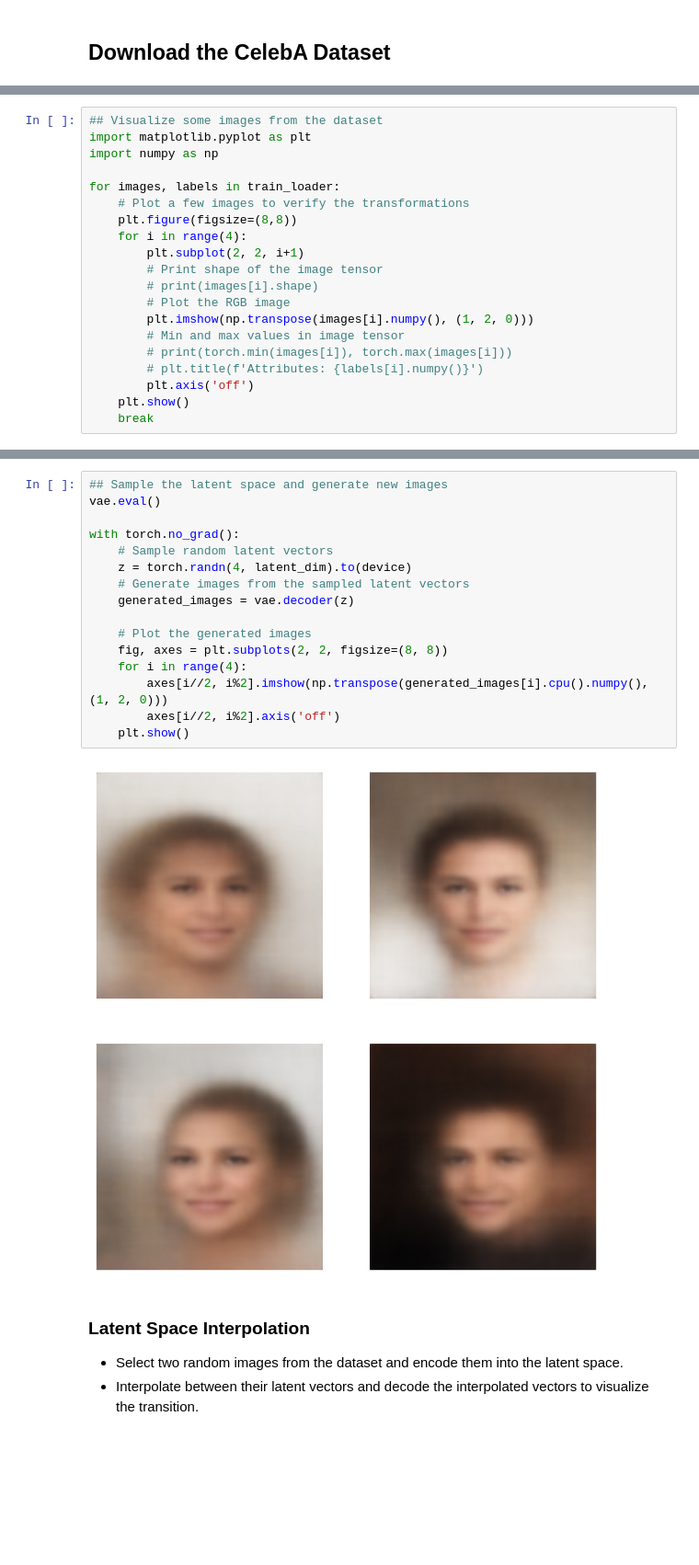
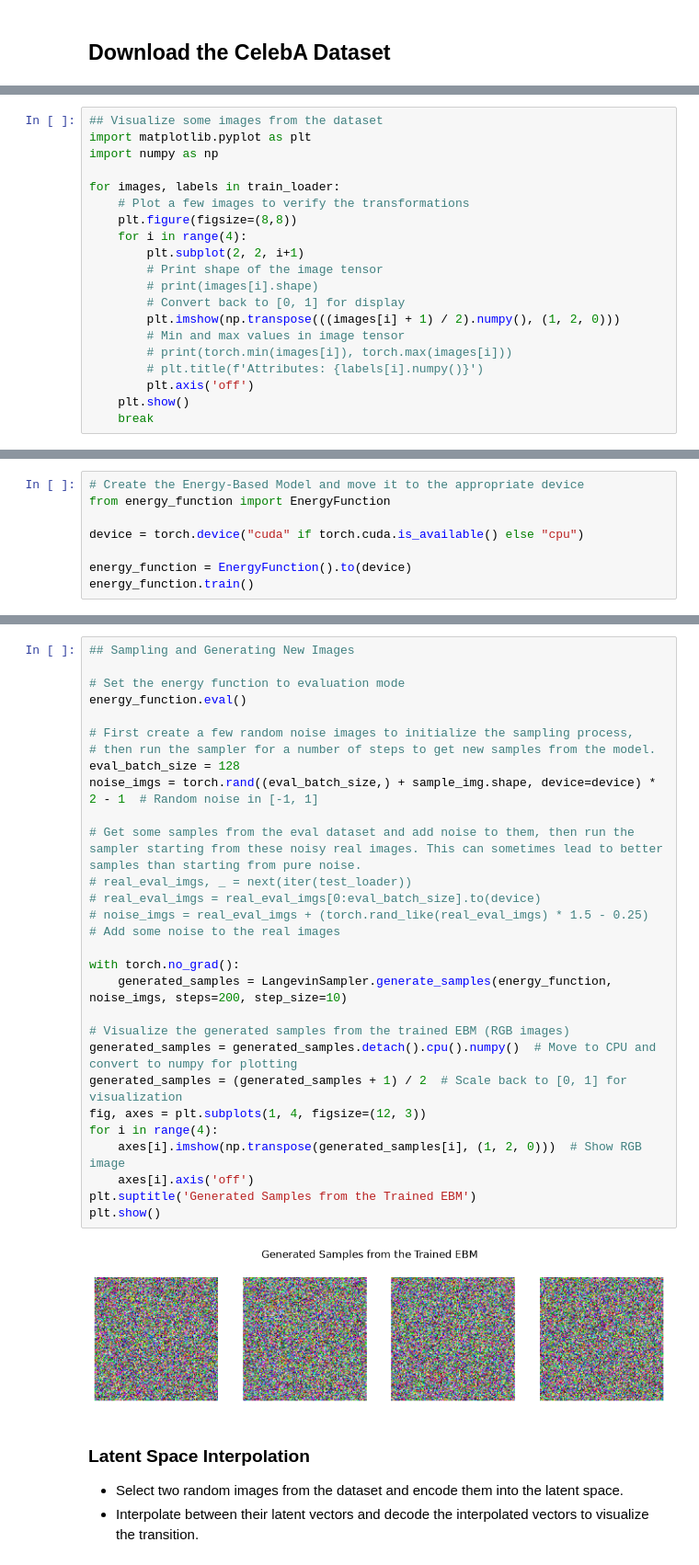
Before and after one commit to vtechsavyy7/modeling_generation, a Jupyter notebook: EBM/EBM_celebA/ebm_celebA.ipynb, the cells around one changed output, grey strips where cells are left out. Shown at 92% size. Drawn from its saved outputs; the diff is of its cells as text; blank space fills up the shorter version.

Commit message:
feat: Trained EBM on celebA dataset. Results are crappy. Need to debug

```diff
--- a/EBM/EBM_celebA/ebm_celebA.ipynb
+++ b/EBM/EBM_celebA/ebm_celebA.ipynb
@@ -60,8 +70,8 @@ for images, labels in train_loader:
         plt.subplot(2, 2, i+1)
         # Print shape of the image tensor
         # print(images[i].shape)
-        # Plot the RGB image
-        plt.imshow(np.transpose(images[i].numpy(), (1, 2, 0)))
+        # Convert back to [0, 1] for display
+        plt.imshow(np.transpose(((images[i] + 1) / 2).numpy(), (1, 2, 0)))
         # Min and max values in image tensor
         # print(torch.min(images[i]), torch.max(images[i]))
         # plt.title(f'Attributes: {labels[i].numpy()}')
@@ -78,0 +84,8 @@ energy_function = EnergyFunction()
+# %%
+# Create the Energy-Based Model and move it to the appropriate device
+from energy_function import EnergyFunction
+
+device = torch.device("cuda" if torch.cuda.is_available() else "cpu")
+
+energy_function = EnergyFunction().to(device)
+energy_function.train()
@@ -194,21 +235,33 @@ Epoch 6, Loss: 38.3207614976655
 # %%
-## Sample the latent space and generate new images
-vae.eval()
+## Sampling and Generating New Images
+
+# Set the energy function to evaluation mode
+energy_function.eval()
+
+# First create a few random noise images to initialize the sampling process,
+# then run the sampler for a number of steps to get new samples from the model.
+eval_batch_size = 128
+noise_imgs = torch.rand((eval_batch_size,) + sample_img.shape, device=device) * 2 - 1  # Random noise in [-1, 1]
+
+# Get some samples from the eval dataset and add noise to them, then run the sampler starting from these noisy real images. This can sometimes lead to better samples than starting from pure noise.
+# real_eval_imgs, _ = next(iter(test_loader))
+# real_eval_imgs = real_eval_imgs[0:eval_batch_size].to(device)
+# noise_imgs = real_eval_imgs + (torch.rand_like(real_eval_imgs) * 1.5 - 0.25)  # Add some noise to the real images
 
 with torch.no_grad():
-    # Sample random latent vectors
-    z = torch.randn(4, latent_dim).to(device)
-    # Generate images from the sampled latent vectors
-    generated_images = vae.decoder(z)
+    generated_samples = LangevinSampler.generate_samples(energy_function, noise_imgs, steps=200, step_size=10)
 
-    # Plot the generated images
-    fig, axes = plt.subplots(2, 2, figsize=(8, 8))
-    for i in range(4):
-        axes[i//2, i%2].imshow(np.transpose(generated_images[i].cpu().numpy(), (1, 2, 0)))
-        axes[i//2, i%2].axis('off')
-    plt.show()
+# Visualize the generated samples from the trained EBM (RGB images)
+generated_samples = generated_samples.detach().cpu().numpy()  # Move to CPU and convert to numpy for plotting
+generated_samples = (generated_samples + 1) / 2  # Scale back to [0, 1] for visualization
+fig, axes = plt.subplots(1, 4, figsize=(12, 3))
+for i in range(4):
+    axes[i].imshow(np.transpose(generated_samples[i], (1, 2, 0)))  # Show RGB image
+    axes[i].axis('off')
+plt.suptitle('Generated Samples from the Trained EBM')
+plt.show()
 # %% [output]
-[figure, old version]
+[figure, new version]
 # %% [markdown]
 ### Latent Space Interpolation
 
```
Also changed, not shown: parts of 10 cells of this notebook, 3 other files.
